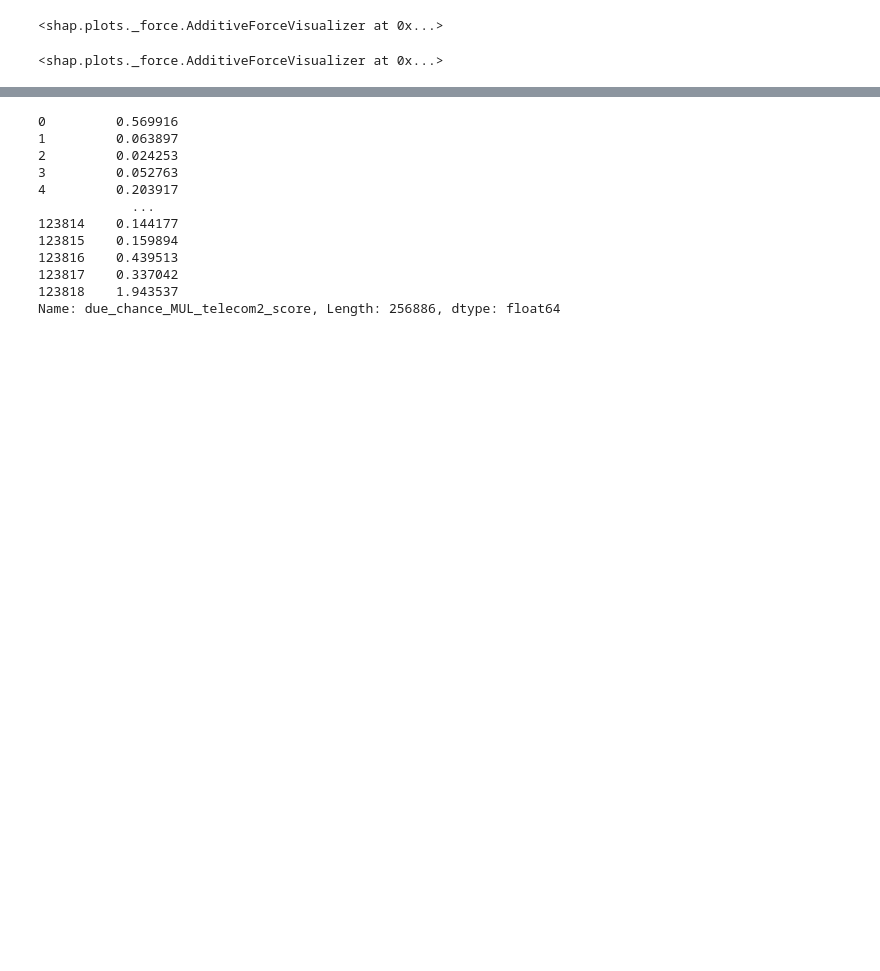
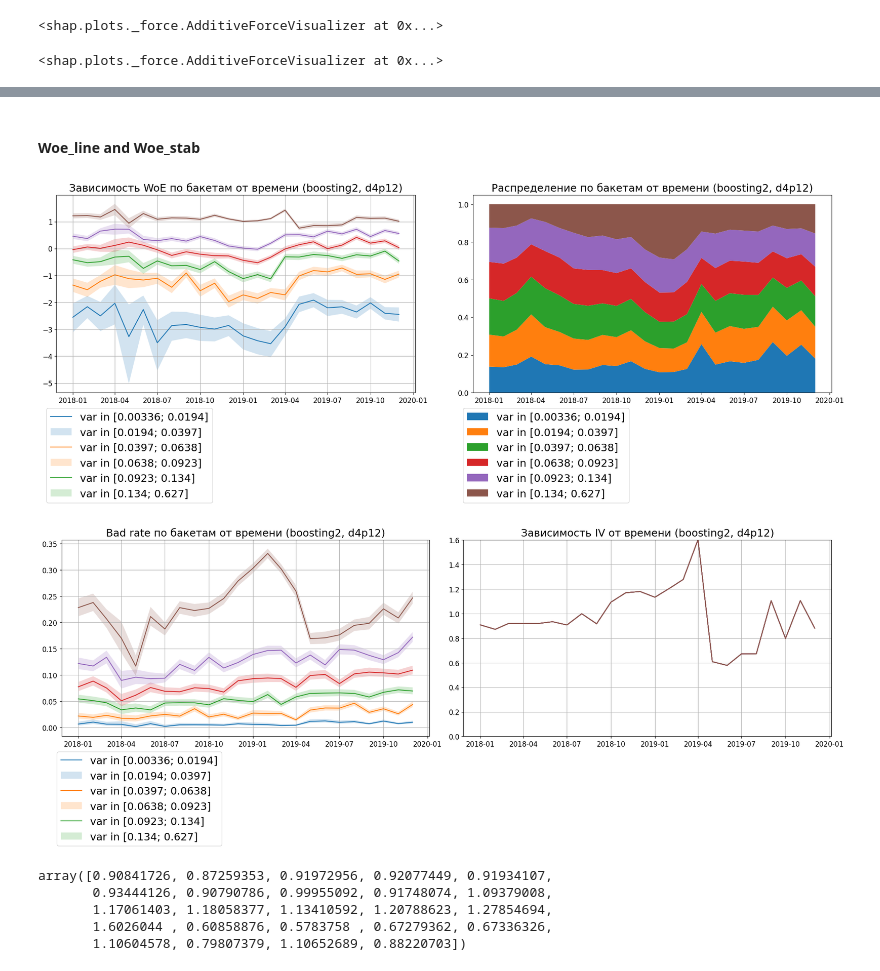
Before and after one commit to ChingisBadmaev/credit_score, a Jupyter notebook: boosting/only_best_085.ipynb, the cells around one changed output, grey strips where cells are left out. Cells and saved outputs as stored; diff of their text form; code cells hidden in the pictures; blank space fills up the shorter version.

Commit message:
woe_line and _ woe_stab

```diff
--- a/boosting/only_best_085.ipynb
+++ b/boosting/only_best_085.ipynb
@@ -479,7 +479,7 @@ boosting2.fit(
     eval_metric='auc',
     callbacks=[lgb.early_stopping(stopping_rounds=100, first_metric_only=True),
               lgb.log_evaluation(50)]
-)features
+)
 # %% [output]
 Training until validation scores don't improve for 100 rounds
 [50]    training's auc: 0.726481        training's binary_logloss: 0.304941     valid_1's auc: 0.666866 valid_1's binary_logloss: 0.282151
@@ -620,15 +620,2 @@ No data for colormapping provided via 'c'. Parameters 'vmin', 'vmax' will be ign
-# %%
-df['due_chance_MUL_telecom2_score']
-# %% [output]
-0         0.569916
-1         0.063897
-2         0.024253
-3         0.052763
-4         0.203917
-            ...
-123814    0.144177
-123815    0.159894
-123816    0.439513
-123817    0.337042
-123818    1.943537
-Name: due_chance_MUL_telecom2_score, Length: 256886, dtype: float64
+# %% [markdown]
+#### Woe_line and Woe_stab
@@ -634,0 +624,17 @@ Name: due_chance_MUL_telecom2_score, Length: 256886, dtype: float64
+# %%
+woe_stab(
+    var=data_tt['boosting2'],
+    Nvar=6, # для модели отрисуем побольше бакетов
+    time=data_tt['month_dt'],
+    bad=data_tt['d4p12'],
+    varname='boosting2',
+    target='d4p12'
+)
+# %% [output]
+[figure, added]
+[figure, added]
+array([0.90841726, 0.87259353, 0.91972956, 0.92077449, 0.91934107,
+       0.93444126, 0.90790786, 0.99955092, 0.91748074, 1.09379008,
+       1.17061403, 1.18058377, 1.13410592, 1.20788623, 1.27854694,
+       1.6026044 , 0.60858876, 0.5783758 , 0.67279362, 0.67336326,
+       1.10604578, 0.79807379, 1.10652689, 0.88220703])
```
Also changed, not shown: parts of 2 cells of this notebook.
